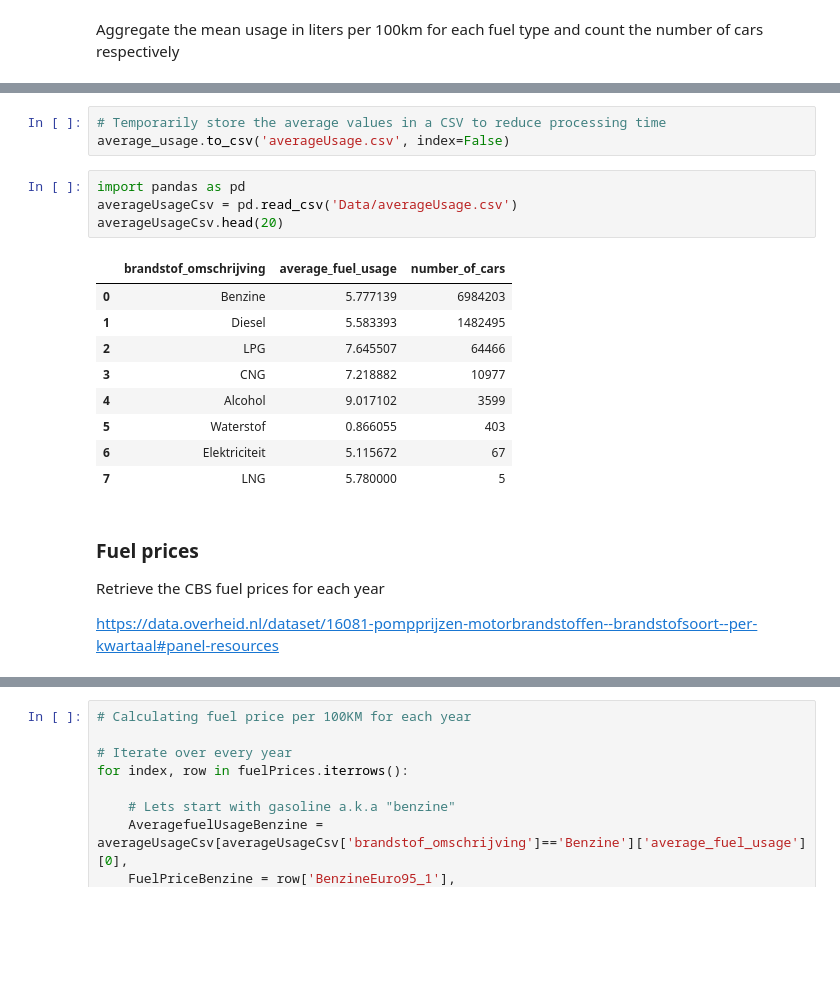
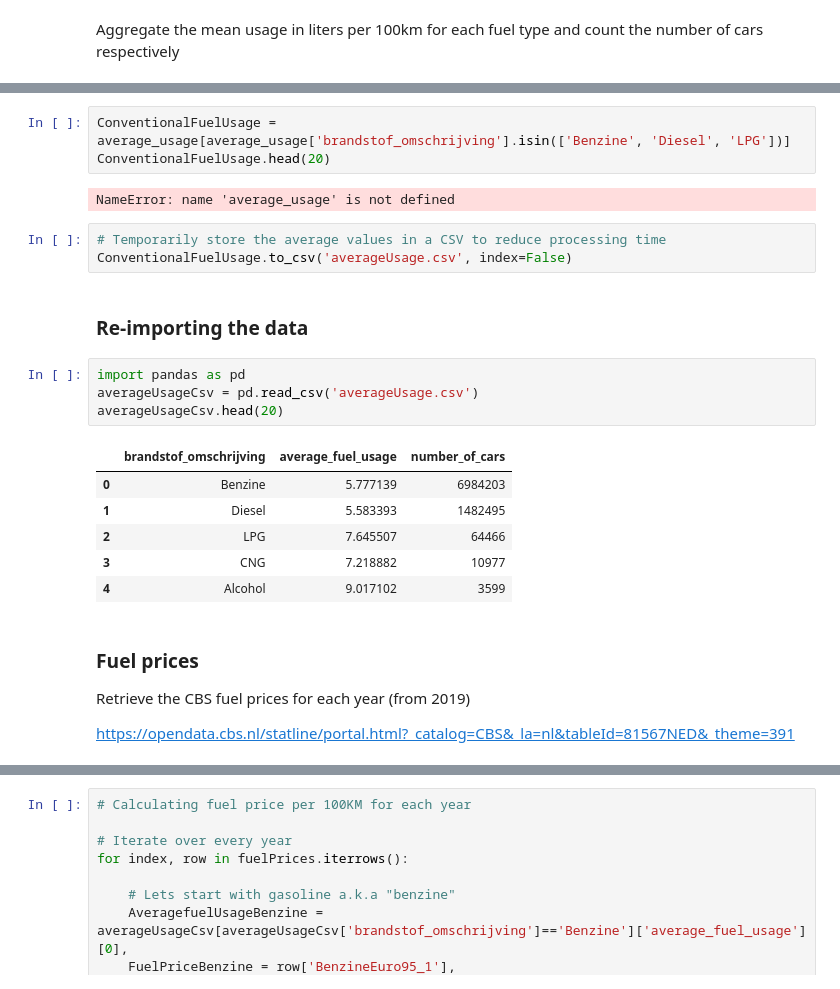
Before and after one commit to henkrehorst/uu_dss_project, a Jupyter notebook: dashboard/SeparateChartsForTesting/PriceComparison.ipynb, the cells around one changed output, grey strips where cells are left out. Drawn from its saved outputs; the diff is of its cells as text; blank space fills up the shorter version.

Commit message:
Added improved CBS datasets for fuel pricing

```diff
--- a/dashboard/SeparateChartsForTesting/PriceComparison.ipynb
+++ b/dashboard/SeparateChartsForTesting/PriceComparison.ipynb
@@ -380,22 +362,26 @@ average_usage.head(20)
+# %%
+ConventionalFuelUsage = average_usage[average_usage['brandstof_omschrijving'].isin(['Benzine', 'Diesel', 'LPG'])]
+ConventionalFuelUsage.head(20)
+# %% [output]
+NameError: name 'average_usage' is not defined
 # %%
 # Temporarily store the average values in a CSV to reduce processing time
-average_usage.to_csv('averageUsage.csv', index=False)
+ConventionalFuelUsage.to_csv('averageUsage.csv', index=False)
+# %% [markdown]
+### Re-importing the data
 # %%
 import pandas as pd
-averageUsageCsv = pd.read_csv('Data/averageUsage.csv')
+averageUsageCsv = pd.read_csv('averageUsage.csv')
 averageUsageCsv.head(20)
 # %% [output]
 |  | brandstof_omschrijving | average_fuel_usage | number_of_cars |
 | 0 | Benzine | 5.777139 | 6984203 |
 | 1 | Diesel | 5.583393 | 1482495 |
 | 2 | LPG | 7.645507 | 64466 |
 | 3 | CNG | 7.218882 | 10977 |
 | 4 | Alcohol | 9.017102 | 3599 |
-| 5 | Waterstof | 0.866055 | 403 |
-| 6 | Elektriciteit | 5.115672 | 67 |
-| 7 | LNG | 5.780000 | 5 |
 # %% [markdown]
 ### Fuel prices
-Retrieve the CBS fuel prices for each year
+Retrieve the CBS fuel prices for each year (from 2019)
 
-https://data.overheid.nl/dataset/16081-pompprijzen-motorbrandstoffen--brandstofsoort--per-kwartaal#panel-resources
+https://opendata.cbs.nl/statline/portal.html?_catalog=CBS&_la=nl&tableId=81567NED&_theme=391
```
Also changed, not shown: parts of 12 cells of this notebook, 1 other file.
